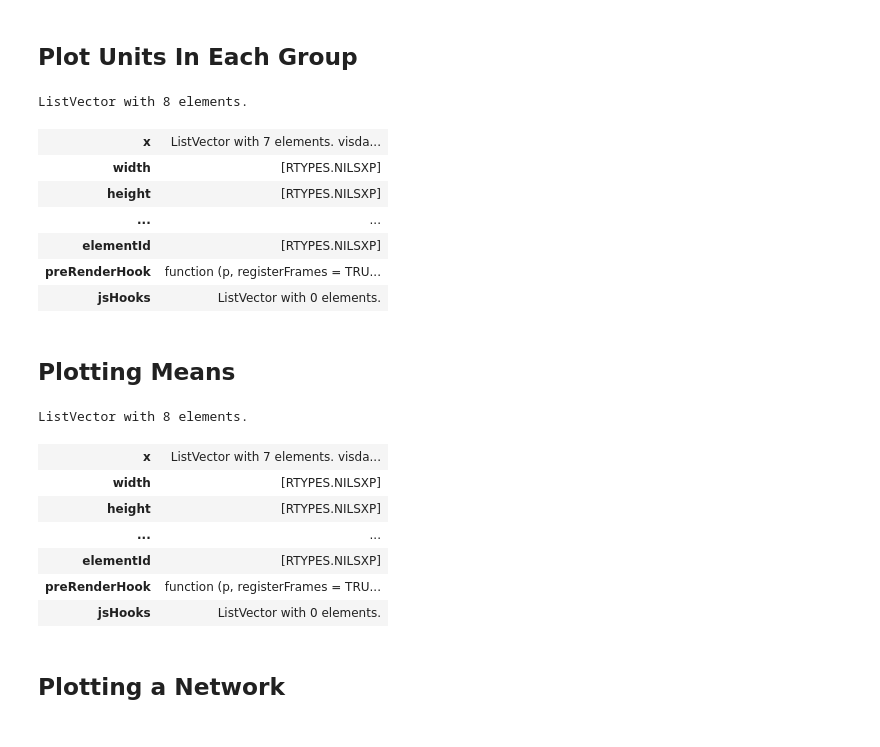
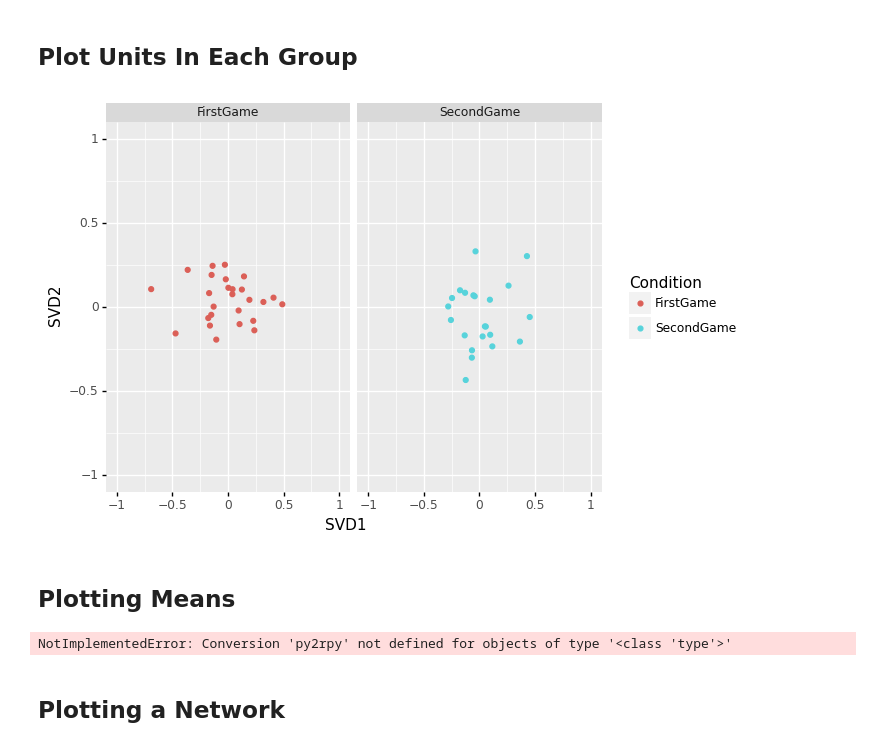
Before and after one commit to EducationalSciences693/ENAPY, a Jupyter notebook: examples/ena.ipynb, the cells around one changed output. Saved outputs shown, nothing was run; the diff lists cells and outputs as text; code cells hidden in the pictures.

```diff
--- a/examples/ena.ipynb
+++ b/examples/ena.ipynb
@@ -42,5 +41,3 @@ savePlot = ro.r("savePlot")
 # %%
 # Leitura dos dados a serem plotados
-#rsdata = pd.read_csv("rsdata.csv")
-# load your file
-rsdata = pd.read_csv("rsdata.csv")
+rsdata = read_csv("/home/jovyan/data/rsdata.csv")
@@ -67,36 +58,29 @@ accum = rENA.ena_accumulate_data(units, conversation, codes, meta)
 ## Gerando o set (confjunto) ENA
 A forma mais básica de um ENAset pode ser gerada passando o resultado da chamada da função ena_accumulate_data para ena_make_set.
 # %%
-set = rENA.ena_make_set(
+enaset = rENA.ena_make_set(
   enadata=accum
 )
 # %% [markdown]
 ## Plot Units In Each Group
 # %%
-points = (set.rx2('points'))
+points = (enaset.rx2('points'))
 
 df_points1 = points.loc[points['Condition'] == "FirstGame"]
 df_points2 = points.loc[points['Condition'] == "SecondGame"]
 ### Subset rotated points for the first condition
 first_game_points = df_points1.drop(columns=['ENA_UNIT','Condition','UserName', 'CONFIDENCE.Change', 'CONFIDENCE.Pre', 'CONFIDENCE.Post', "C.Change"])
 ### Subset rotated points for the second condition
 second_game_points = df_points2.drop(columns=['ENA_UNIT','Condition','UserName',  'CONFIDENCE.Change', 'CONFIDENCE.Pre', 'CONFIDENCE.Post', "C.Change"])
 
-
-
-plot = rENA.ena_plot(set, scale_to ="network", title ="Groups of Units")
-plot = rENA.ena_plot_points(plot, points = first_game_points, confidence_interval ="box", colors = ("blue"))
-plot = rENA.ena_plot_points(plot, points = second_game_points, confidence_interval ="box", colors = ("red"))
-pr(plot)
+plot = ggplot(data=points)
+plot += geom_point(mapping=aes(x="SVD1", y="SVD2", color="Condition"))
+plot += scales.xlim(-1, 1)
+plot += scales.ylim(-1, 1)
+plot += facet_wrap("Condition")
+print(plot)
 # %% [output]
-ListVector with 8 elements.
-| x | ListVector with 7 elements. visda... |
-| width | [RTYPES.NILSXP] |
-| height | [RTYPES.NILSXP] |
-| ... | ... |
-| elementId | [RTYPES.NILSXP] |
-| preRenderHook | function (p, registerFrames = TRU... |
-| jsHooks | ListVector with 0 elements. |
+[figure, added]
 # %% [markdown]
 ## Plotting Means
 # %%
@@ -107,14 +91,7 @@ plot = rENA.ena_plot_group(plot, first_game_points, colors = ("red"), confidence
 plot = rENA.ena_plot_group(plot, second_game_points, colors =("blue"), confidence_interval ="box")
 pr(plot)
 # %% [output]
-ListVector with 8 elements.
+NotImplementedError: Conversion 'py2rpy' not defined for objects of type '<class 'type'>'
-| x | ListVector with 7 elements. visda... |
-| width | [RTYPES.NILSXP] |
-| height | [RTYPES.NILSXP] |
-| ... | ... |
-| elementId | [RTYPES.NILSXP] |
-| preRenderHook | function (p, registerFrames = TRU... |
-| jsHooks | ListVector with 0 elements. |
 # %% [markdown]
 ## Plotting a Network
 # %%
```
Also changed, not shown: parts of 8 cells of this notebook, 10 other files.
